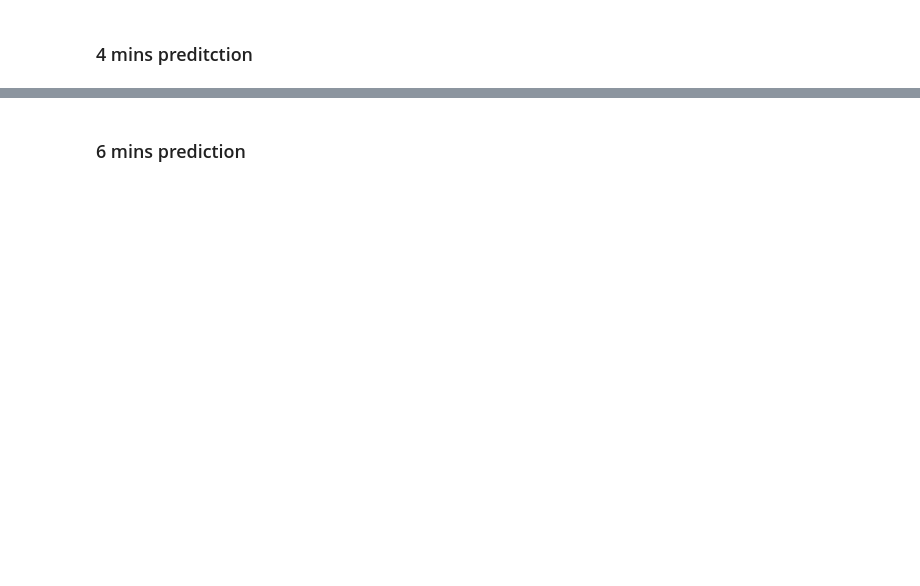
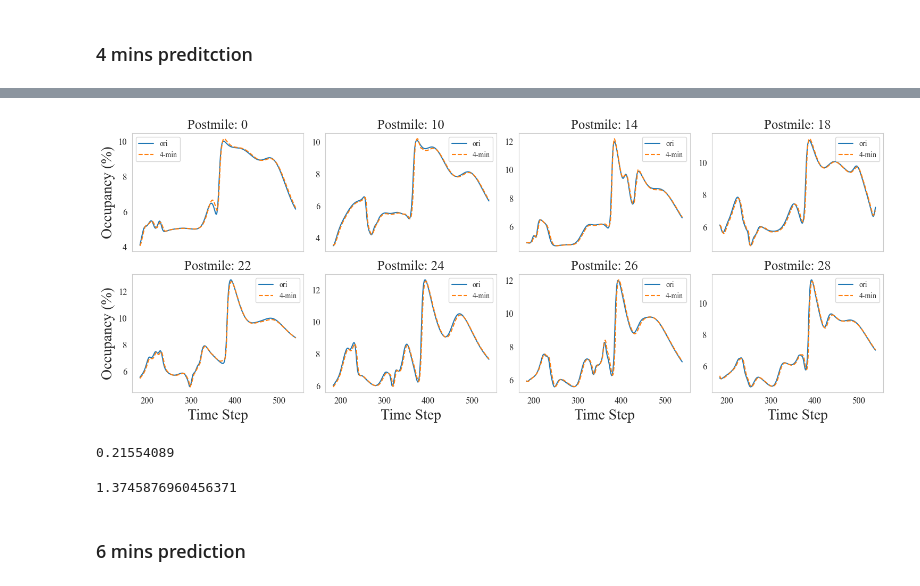
Before and after one commit to wzh96/Flow_PDE_FIND, a Jupyter notebook: Predictions.ipynb, the cells around one changed output, grey strips where cells are left out. Drawn from its saved outputs; the diff is of its cells as text; code cells hidden in the pictures; blank space fills up the shorter version.

Commit message:
updated predictions codes

```diff
--- a/Predictions.ipynb
+++ b/Predictions.ipynb
@@ -155,0 +124,4 @@ pred_occu_1
+# %%
+# input pred_occu_1 into the FlowNet and SpeedNet
+flow_1 = Network.FlowNet(pred_occu_1_long.float())
+speed_1 = Network.SpeedNet(pred_occu_1_long.float())
@@ -156,2 +173,53 @@ pred_occu_1
+# %%
+z_1 = torch.cat((occu_1, flow_1, speed_1, k_x_1, q_x_1, v_x_1, k_xx_1, q_xx_1, v_xx_1), dim=1)
+Theta_1 = build_collection_library(z_1, poly_order=params['poly_order'], include_sine=False, device= torch.device('cpu')).float()
+k_t_predict_1 = torch.matmul(Theta_1, coeff)
+# %%
+occu_2 = occu_1 + k_t_predict_1
+# %%
+pred_occu_2 = torch.cat((X_occu_all, occu_2), dim=1).detach().numpy()
+pred_occu_2 = pd.DataFrame(pred_occu_2, columns = ['TimeStep','Station_Number','Occupancy'])
+pred_occu_2['TimeStep'] = pred_occu_2['TimeStep'].astype(int)
+pred_occu_2['Station_Number'] = pred_occu_2['Station_Number'].astype(int)
+pred_occu_2 = pred_occu_2.pivot(index='Station_Number', columns='TimeStep', values='Occupancy')
+pred_occu_2.columns = pred_occu_2.columns + 2
+# %%
+fig, axes = plt.subplots(nrows=2, ncols=4, figsize=(15, 6), sharex=True)
+axes = axes.flatten()
+# select the postmiles (total 8) we need to include in the plot
+select_postmile = [0, 5, 7, 9, 11, 12, 13, 14]
+
+for i in range(8):
+    col = select_postmile[i]
+    axes[i].plot(pred_occu_recon.iloc[col, 2:], label='ori')
+    axes[i].plot(pred_occu_2.iloc[col, :-2], linestyle = '--', label='4-min')
+    axes[i].set_title(f'Postmile: {col * 2}', fontsize = 18)
+    # axes[i].set_ylim(-0.6, 0.8)
+
+    axes[i].tick_params(axis='both', which='major', labelsize=12)
+    axes[i].legend()
+
+    if i >= 4:  # Subplots 12 to 15 correspond to the last row (index starts from 0)
+        axes[i].set_xlabel('Time Step', fontsize=20)
+
+    # Add y-axis labels only for the subplots in the first column
+    if i % 4 == 0:  # Subplots 0, 4, 8, 12 correspond to the first column
+        axes[i].set_ylabel('Occupancy (%)', fontsize=20)
+    axes[i].grid(False)
+
+plt.tight_layout()
+plt.rcParams['font.family'] = 'Times New Roman'
+# %% [output]
+[figure, added]
+# %%
+rmse_occu_2_proposed = np.sqrt(np.nanmean((pred_occu_recon.iloc[:,2:].values - pred_occu_2.iloc[:,:-2].values) ** 2))
+print(rmse_occu_2_proposed)
+# %% [output]
+0.21554089
+# %%
+mape_occu_2_proposed = np.nanmean(np.abs((pred_occu_recon.iloc[:,2:].values - pred_occu_2.iloc[:,:-2].values) / pred_occu_recon.iloc[:,2:].values)) * 100
+mape_occu_2_proposed
+# %% [output]
+1.3745876960456371
 # %% [markdown]
 ### 6 mins prediction
```
Also changed, not shown: parts of 39 cells of this notebook, 12 other files.
